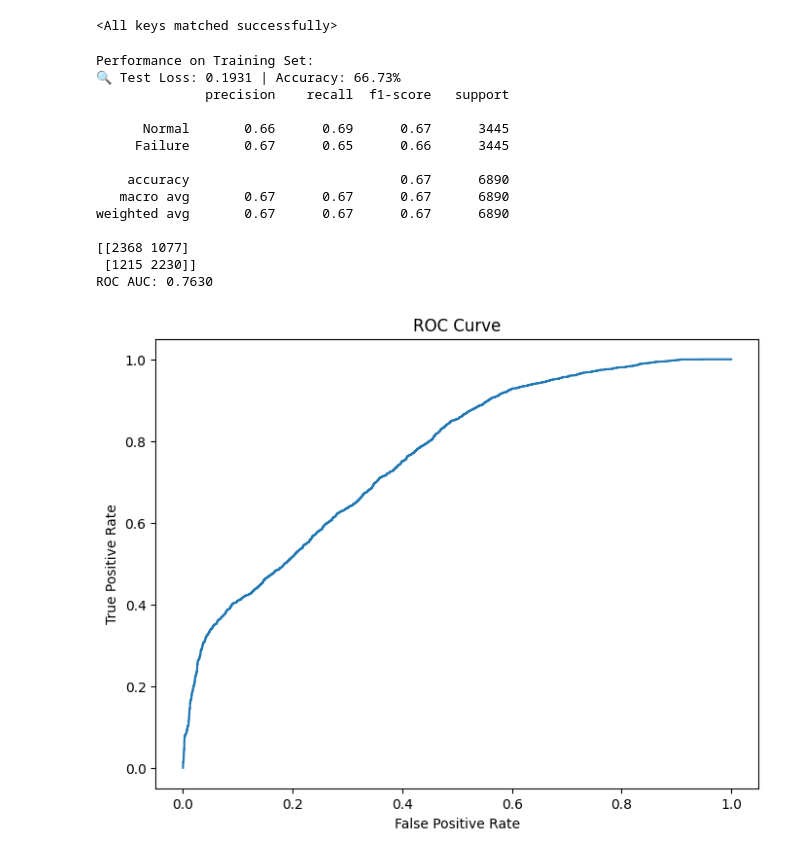
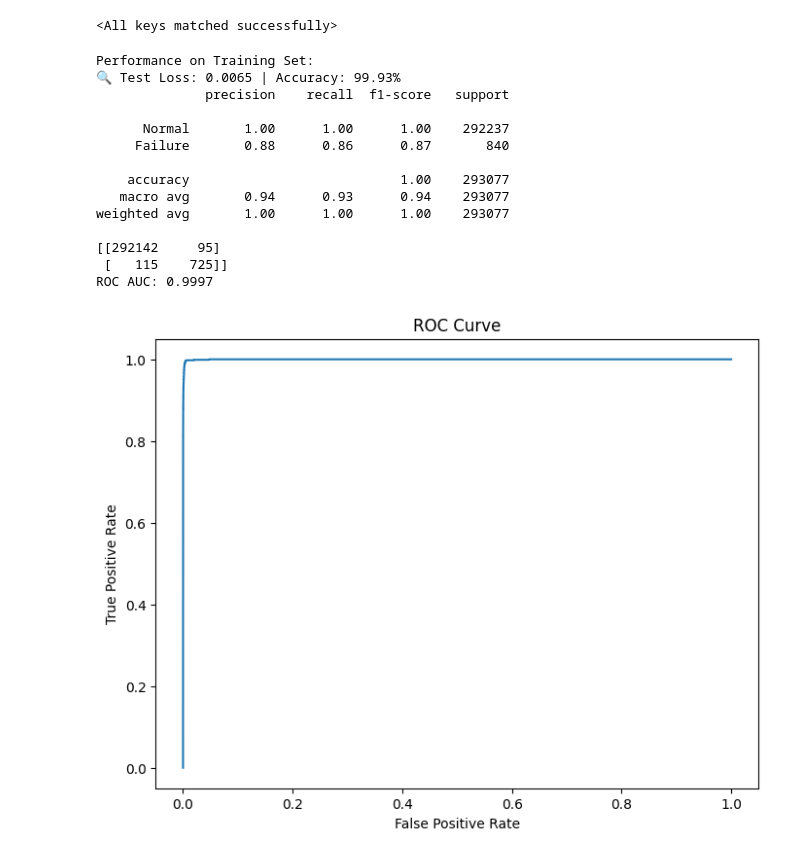
Before and after one commit to libao3128/predictive_maintenance, a Jupyter notebook: train_model_local.ipynb, the cells around one changed output. Cells and saved outputs as stored; diff of their text form; code cells hidden in the pictures.

Commit message:
apply BCEWithLogitsLoss; overfitting

```diff
--- a/train_model_local.ipynb
+++ b/train_model_local.ipynb
@@ -129,7 +145,7 @@ Visualization saved at visualization/test_data/*.html
 # %%
 from torch.utils.data import DataLoader
 
-train_ds = InverterTimeSeriesDataset(train_df, extended_feature_cols, under_sample=True, window_size=window_size, stride=stride)
+train_ds = InverterTimeSeriesDataset(train_df, extended_feature_cols, window_size=window_size, stride=stride)
 val_ds   = InverterTimeSeriesDataset(val_df,   extended_feature_cols, window_size=window_size, stride=stride)
 test_ds  = InverterTimeSeriesDataset(test_df,  extended_feature_cols, window_size=window_size, stride=stride)
 # %%
@@ -156,6 +166,6 @@ pd.value_counts(train_ds.y.numpy()), pd.value_counts(val_ds.y.numpy()), pd.value
  dtype: int64)
 # %%
-batch_size = 2**8
+batch_size = 2**9
 train_loader = DataLoader(train_ds, batch_size=batch_size, shuffle=True,  num_workers=6, pin_memory=True)
 val_loader   = DataLoader(val_ds,   batch_size=batch_size, shuffle=False, num_workers=6, pin_memory=True)
 test_loader  = DataLoader(test_ds,  batch_size=batch_size, shuffle=False, num_workers=6, pin_memory=True)
@@ -163,5 +173,8 @@ test_loader  = DataLoader(test_ds,  batch_size=batch_size, shuffle=False, num_wo
 ## Train Model
 # %%
 model = CNNLSTMModel(num_features=len(extended_feature_cols), cnn_out_channels=64, lstm_hidden_size=128)
-optimizer = torch.optim.Adam(model.parameters(), lr=0.001)
-criterion = torch.nn.MSELoss()
+optimizer = torch.optim.Adam(model.parameters(), lr=1e-3)
+
+# 建議先用較溫和的 pos_weight（例：5），再用驗證集掃描最佳值
+pos_weight_value = 5.0
+criterion = torch.nn.BCEWithLogitsLoss(pos_weight=torch.tensor([pos_weight_value], dtype=torch.float)).to('cuda')
@@ -212,8 +225,8 @@ import matplotlib.pyplot as plt
 from sklearn.metrics import classification_report, confusion_matrix
 from sklearn.metrics import roc_auc_score, roc_curve
 
-def evaluate_model(model, data_loader):
-    trues, predictions, outputs = test_loop(model, data_loader, device='cuda', criterion=criterion)
+def evaluate_model(model, data_loader, best_threshold=0.5, device='cuda', criterion=None):
+    trues, predictions, outputs = test_loop(model, data_loader, device=device, criterion=criterion, best_threshold=best_threshold)
     print(classification_report(trues, predictions , target_names=['Normal', 'Failure']))
     print(confusion_matrix(trues, predictions ))
     roc_auc = roc_auc_score(trues, outputs)
@@ -232,20 +245,20 @@ model.load_state_dict(torch.load(r'model\0811_1802\best_model.pth', weights_only
 <All keys matched successfully>
 # %%
 print("Performance on Training Set:")
-evaluate_model(model, train_loader)
+evaluate_model(model, train_loader, best_threshold=0.5, device='cuda', criterion=criterion)
 # %% [output]
 Performance on Training Set:
-🔍 Test Loss: 0.1931 | Accuracy: 66.73%
+🔍 Test Loss: 0.0065 | Accuracy: 99.93%
               precision    recall  f1-score   support
 
-      Normal       0.66      0.69      0.67      3445
-     Failure       0.67      0.65      0.66      3445
+      Normal       1.00      1.00      1.00    292237
+     Failure       0.88      0.86      0.87       840
 
-    accuracy                           0.67      6890
-   macro avg       0.67      0.67      0.67      6890
-weighted avg       0.67      0.67      0.67      6890
+    accuracy                           1.00    293077
+   macro avg       0.94      0.93      0.94    293077
+weighted avg       1.00      1.00      1.00    293077
 
-[[2368 1077]
- [1215 2230]]
-ROC AUC: 0.7630
+[[292142     95]
+ [   115    725]]
+ROC AUC: 0.9997
-[figure, old version]
+[figure, new version]
```
Also changed, not shown: parts of 22 cells of this notebook, 10 other files.
